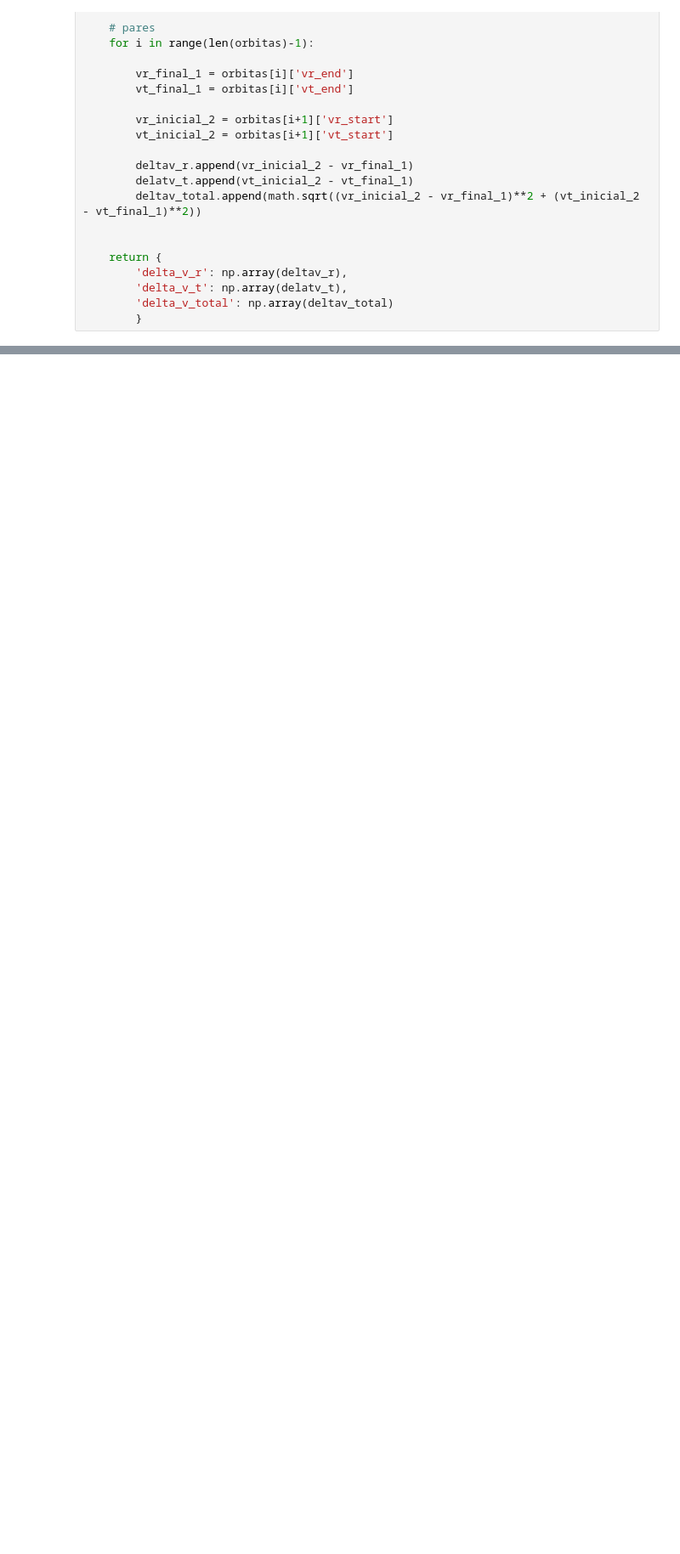
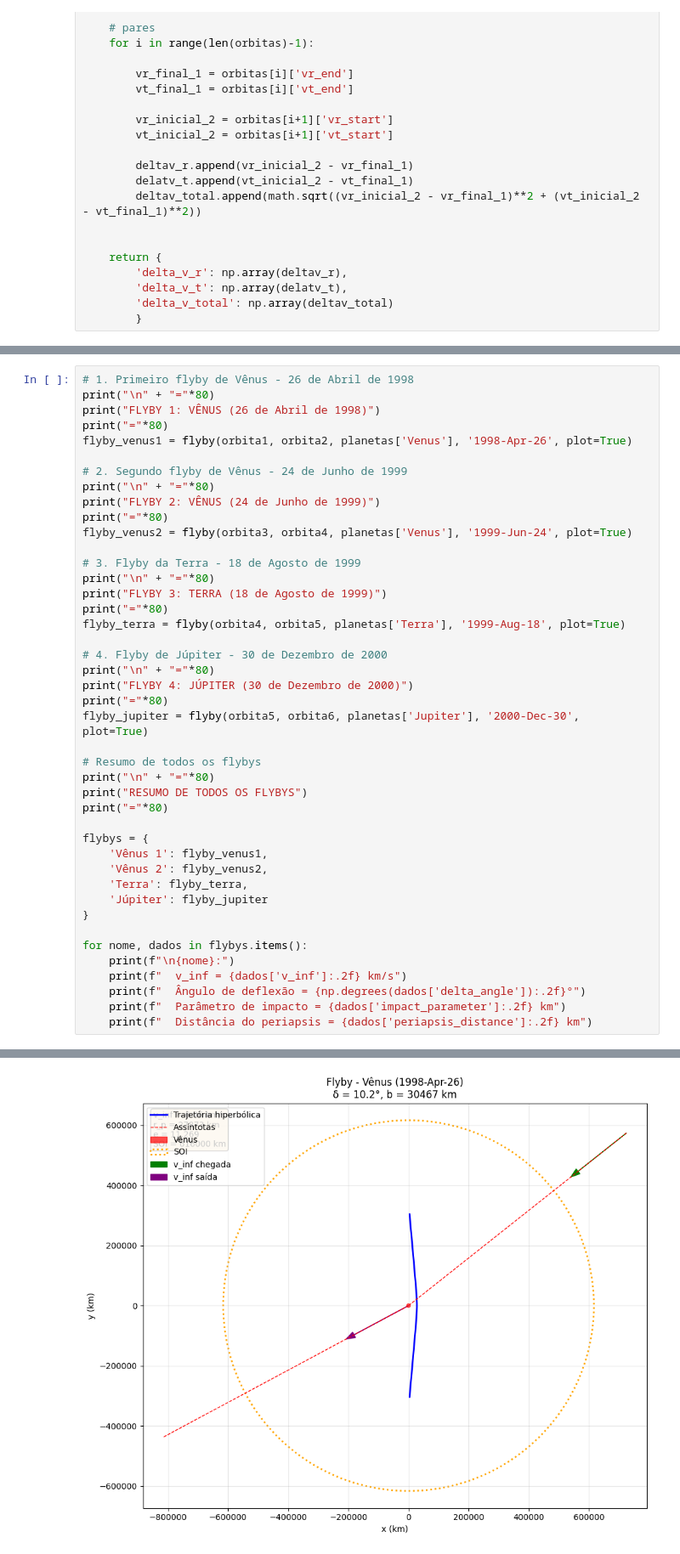
Before and after one commit to DaniloM0204/Missao_Cassini, a Jupyter notebook: orbitas_elipticas_simplificadas.ipynb, the cells around one changed output, grey strips where cells are left out. Shown at 85% size. Drawn from its saved outputs; the diff is of its cells as text; blank space fills up the shorter version.

```diff
--- a/orbitas_elipticas_simplificadas.ipynb
+++ b/orbitas_elipticas_simplificadas.ipynb
@@ -540,0 +841,44 @@ trajetoria_completa(orbita1, orbita2, orbita3, orbita4, orbita5, orbita6)
+# %%
+# 1. Primeiro flyby de Vênus - 26 de Abril de 1998
+print("\n" + "="*80)
+print("FLYBY 1: VÊNUS (26 de Abril de 1998)")
+print("="*80)
+flyby_venus1 = flyby(orbita1, orbita2, planetas['Venus'], '1998-Apr-26', plot=True)
+
+# 2. Segundo flyby de Vênus - 24 de Junho de 1999
+print("\n" + "="*80)
+print("FLYBY 2: VÊNUS (24 de Junho de 1999)")
+print("="*80)
+flyby_venus2 = flyby(orbita3, orbita4, planetas['Venus'], '1999-Jun-24', plot=True)
+
+# 3. Flyby da Terra - 18 de Agosto de 1999
+print("\n" + "="*80)
+print("FLYBY 3: TERRA (18 de Agosto de 1999)")
+print("="*80)
+flyby_terra = flyby(orbita4, orbita5, planetas['Terra'], '1999-Aug-18', plot=True)
+
+# 4. Flyby de Júpiter - 30 de Dezembro de 2000
+print("\n" + "="*80)
+print("FLYBY 4: JÚPITER (30 de Dezembro de 2000)")
+print("="*80)
+flyby_jupiter = flyby(orbita5, orbita6, planetas['Jupiter'], '2000-Dec-30', plot=True)
+
+# Resumo de todos os flybys
+print("\n" + "="*80)
+print("RESUMO DE TODOS OS FLYBYS")
+print("="*80)
+
+flybys = {
+    'Vênus 1': flyby_venus1,
+    'Vênus 2': flyby_venus2,
+    'Terra': flyby_terra,
+    'Júpiter': flyby_jupiter
+}
+
+for nome, dados in flybys.items():
+    print(f"\n{nome}:")
+    print(f"  v_inf = {dados['v_inf']:.2f} km/s")
+    print(f"  Ângulo de deflexão = {np.degrees(dados['delta_angle']):.2f}°")
+    print(f"  Parâmetro de impacto = {dados['impact_parameter']:.2f} km")
+    print(f"  Distância do periapsis = {dados['periapsis_distance']:.2f} km")
+# %% [output]
@@ -540,0 +896 @@ trajetoria_completa(orbita1, orbita2, orbita3, orbita4, orbita5, orbita6)
+[figure, added]
```
Also changed, not shown: parts of 8 cells of this notebook, 3 other files.
